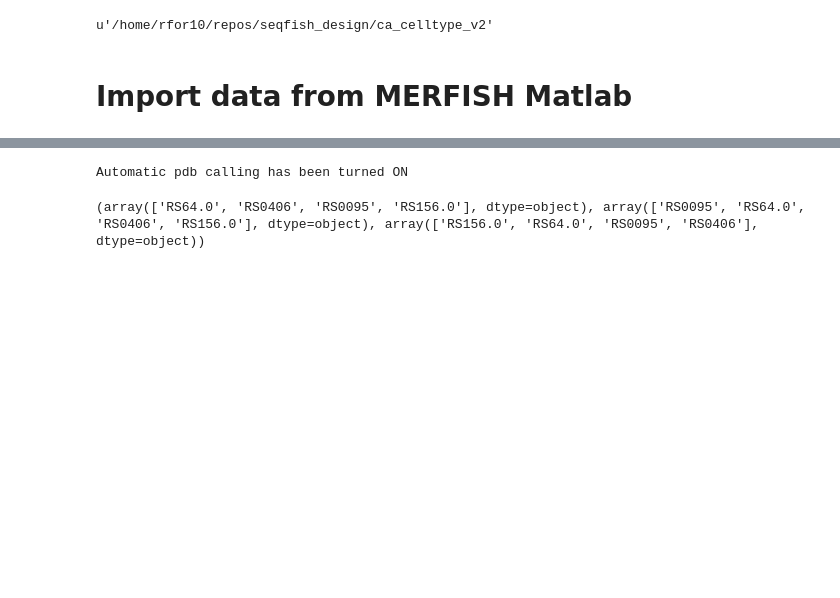
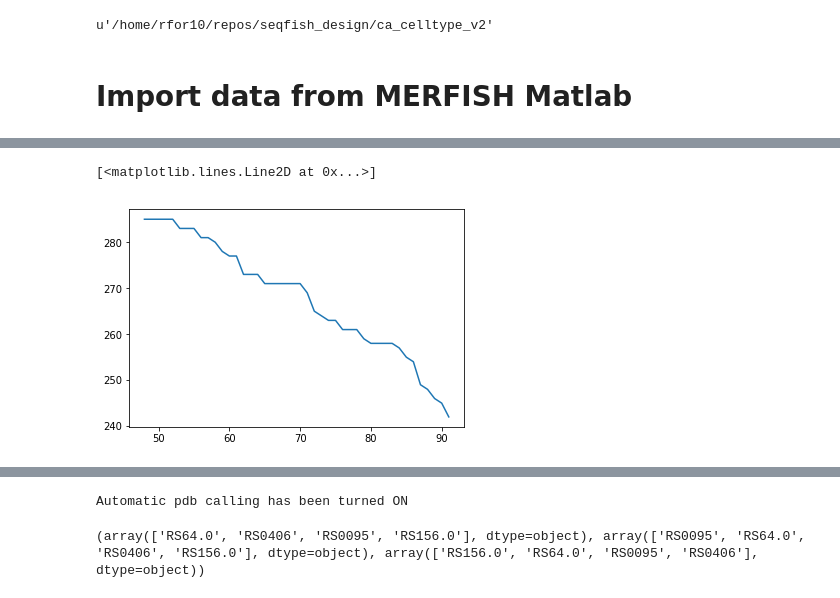
Before and after one commit to wollmanlab/seqfish_design, a Jupyter notebook: ca_celltype_v2/ca_genes_2.0.ipynb, the cells around one changed output, grey strips where cells are left out. Cells and saved outputs as stored; diff of their text form; code cells hidden in the pictures; blank space fills up the shorter version.

```diff
--- a/ca_celltype_v2/ca_genes_2.0.ipynb
+++ b/ca_celltype_v2/ca_genes_2.0.ipynb
@@ -435,0 +469,12 @@ np.random.randint(0, high=2)
+# %%
+genes, counts = zip(*Counter(df.gene).items())
+counts = np.array(counts)
+genes = np.array(genes)
+cutoff_counts = []
+for i in range(48, 92):
+    cutoff_counts.append((i, sum(counts>i)))
+x,y = zip(*cutoff_counts)
+plt.plot(x, y)
+# %% [output]
+[<matplotlib.lines.Line2D at 0x...>]
+[figure, added]
```
Also changed, not shown: parts of 28 cells of this notebook.
